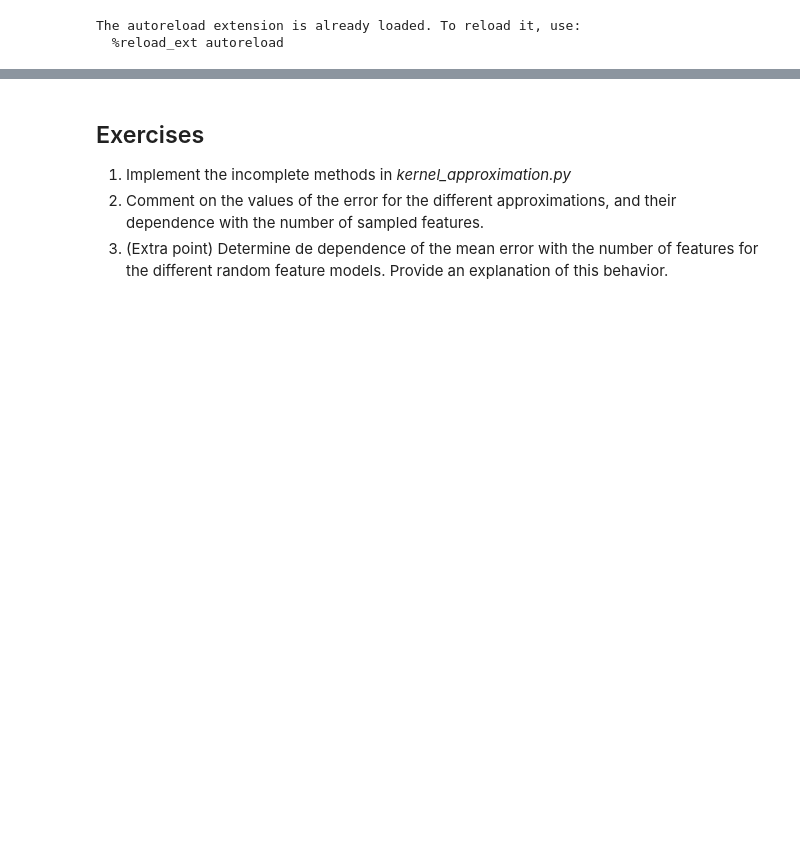
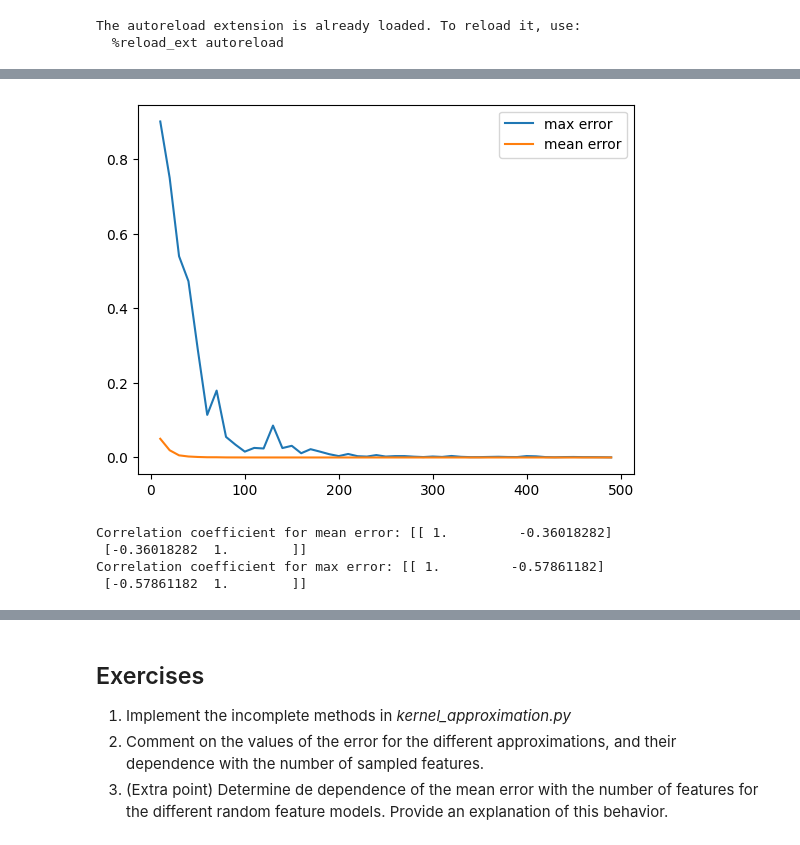
Before and after one commit to BlancaCC/MetodosFuncionalesAprendizajeAutomatico, a Jupyter notebook: HW_02/demo_kernel_approximation.ipynb, the cells around one changed output, grey strips where cells are left out. Drawn from its saved outputs; the diff is of its cells as text; code cells hidden in the pictures; blank space fills up the shorter version.

```diff
--- a/HW_02/demo_kernel_approximation.ipynb
+++ b/HW_02/demo_kernel_approximation.ipynb
@@ -118,0 +142,8 @@ ka.plot_error(X,kernel,nystroem_sampler)
+# %%
+ka.plot_error(X, kernel, nystroem_sampler, 1000)
+# %% [output]
+[figure, added]
+Correlation coefficient for mean error: [[ 1.         -0.36018282]
+ [-0.36018282  1.        ]]
+Correlation coefficient for max error: [[ 1.         -0.57861182]
+ [-0.57861182  1.        ]]
```
Also changed, not shown: parts of 12 cells of this notebook, 1 other file.
